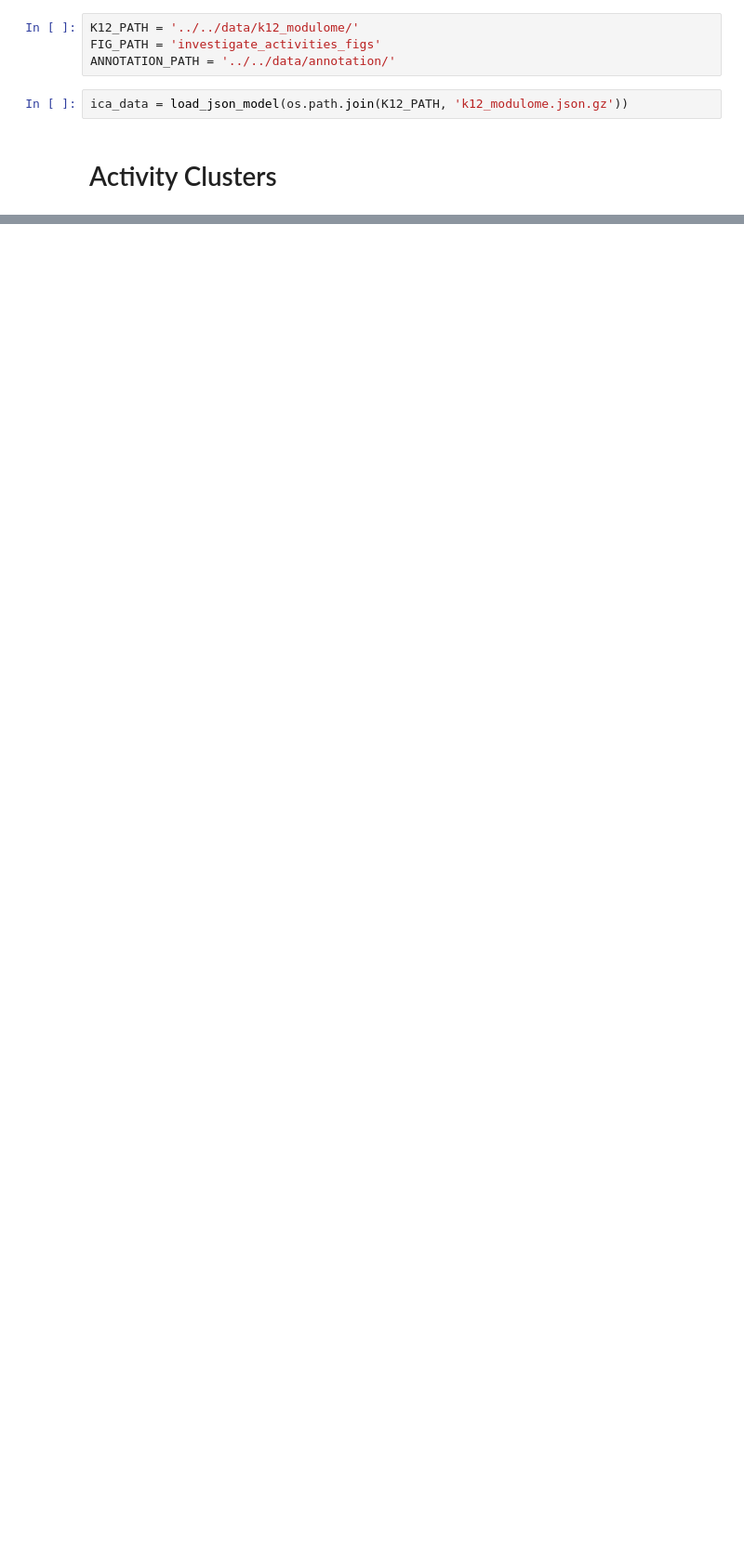
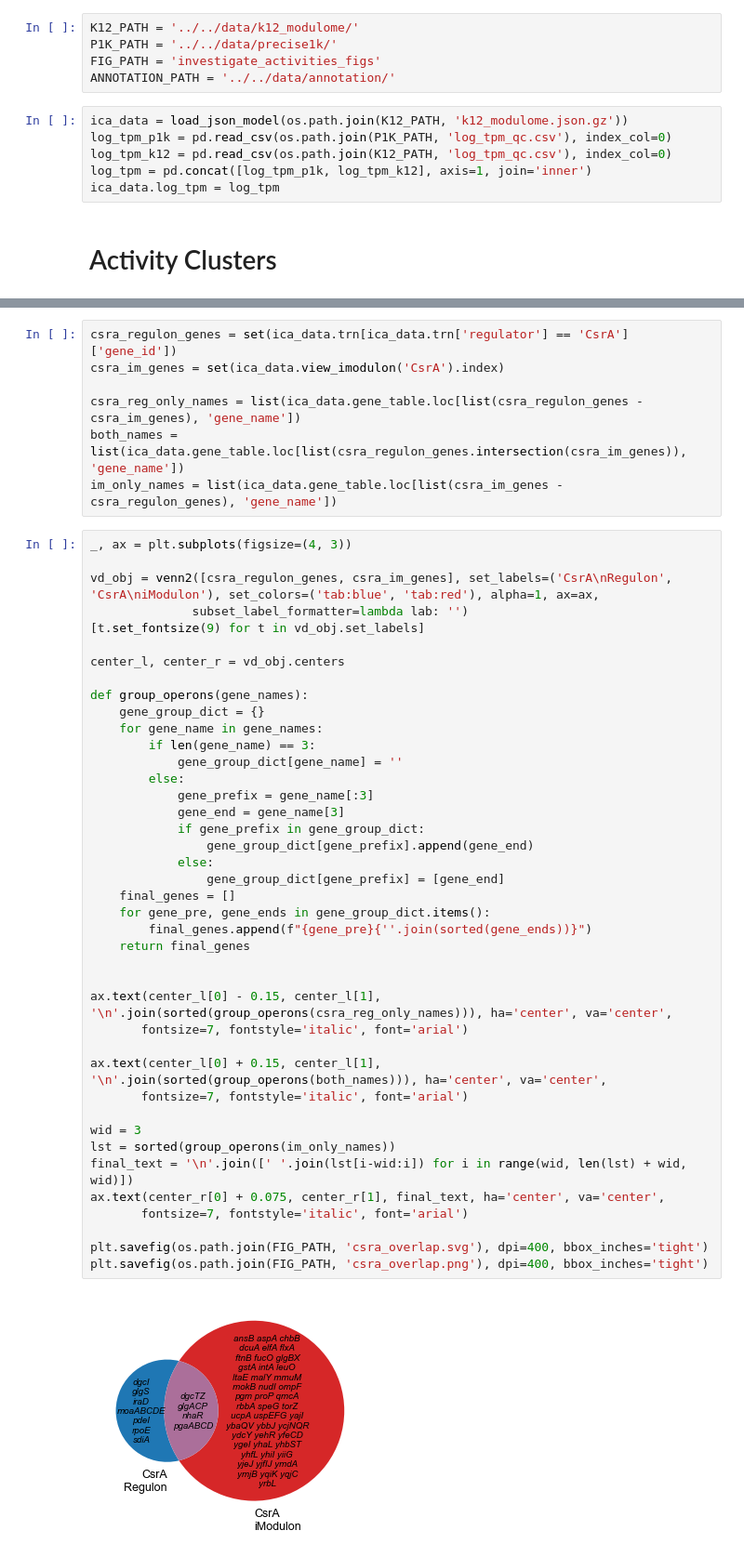
Before and after one commit to SBRG/precise1k, a Jupyter notebook: notebooks/k12_modulome/fig__investigate_activities.ipynb, the cells around one changed output, grey strips where cells are left out. Shown: that part at 93% size. Cells and saved outputs as stored; diff of their text form; blank space fills up the shorter version.

```diff
--- a/notebooks/k12_modulome/fig__investigate_activities.ipynb
+++ b/notebooks/k12_modulome/fig__investigate_activities.ipynb
@@ -30,10 +31,15 @@ matplotlib.rcParams['font.family'] = "sans-serif"
 # Load Data
 # %%
 K12_PATH = '../../data/k12_modulome/'
+P1K_PATH = '../../data/precise1k/'
 FIG_PATH = 'investigate_activities_figs'
 ANNOTATION_PATH = '../../data/annotation/'
 # %%
 ica_data = load_json_model(os.path.join(K12_PATH, 'k12_modulome.json.gz'))
+log_tpm_p1k = pd.read_csv(os.path.join(P1K_PATH, 'log_tpm_qc.csv'), index_col=0)
+log_tpm_k12 = pd.read_csv(os.path.join(K12_PATH, 'log_tpm_qc.csv'), index_col=0)
+log_tpm = pd.concat([log_tpm_p1k, log_tpm_k12], axis=1, join='inner')
+ica_data.log_tpm = log_tpm
 # %% [markdown]
 # Activity Clusters
 # %%
@@ -47,0 +58,50 @@ cluster_obj, clustermap = cluster_activities(ica_data,
+# %%
+csra_regulon_genes = set(ica_data.trn[ica_data.trn['regulator'] == 'CsrA']['gene_id'])
+csra_im_genes = set(ica_data.view_imodulon('CsrA').index)
+
+csra_reg_only_names = list(ica_data.gene_table.loc[list(csra_regulon_genes - csra_im_genes), 'gene_name'])
+both_names = list(ica_data.gene_table.loc[list(csra_regulon_genes.intersection(csra_im_genes)), 'gene_name'])
+im_only_names = list(ica_data.gene_table.loc[list(csra_im_genes - csra_regulon_genes), 'gene_name'])
+# %%
+_, ax = plt.subplots(figsize=(4, 3))
+
+vd_obj = venn2([csra_regulon_genes, csra_im_genes], set_labels=('CsrA\nRegulon', 'CsrA\niModulon'), set_colors=('tab:blue', 'tab:red'), alpha=1, ax=ax,
+              subset_label_formatter=lambda lab: '')
+[t.set_fontsize(9) for t in vd_obj.set_labels]
+
+center_l, center_r = vd_obj.centers
+
+def group_operons(gene_names):
+    gene_group_dict = {}
+    for gene_name in gene_names:
+        if len(gene_name) == 3:
+            gene_group_dict[gene_name] = ''
+        else:
+            gene_prefix = gene_name[:3]
+            gene_end = gene_name[3]
+            if gene_prefix in gene_group_dict:
+                gene_group_dict[gene_prefix].append(gene_end)
+            else:
+                gene_group_dict[gene_prefix] = [gene_end]
+    final_genes = []
+    for gene_pre, gene_ends in gene_group_dict.items():
+        final_genes.append(f"{gene_pre}{''.join(sorted(gene_ends))}")
+    return final_genes
+
+
+ax.text(center_l[0] - 0.15, center_l[1], '\n'.join(sorted(group_operons(csra_reg_only_names))), ha='center', va='center',
+       fontsize=7, fontstyle='italic', font='arial')
+
+ax.text(center_l[0] + 0.15, center_l[1], '\n'.join(sorted(group_operons(both_names))), ha='center', va='center',
+       fontsize=7, fontstyle='italic', font='arial')
+
+wid = 3
+lst = sorted(group_operons(im_only_names))
+final_text = '\n'.join([' '.join(lst[i-wid:i]) for i in range(wid, len(lst) + wid, wid)])
+ax.text(center_r[0] + 0.075, center_r[1], final_text, ha='center', va='center',
+       fontsize=7, fontstyle='italic', font='arial')
+
+plt.savefig(os.path.join(FIG_PATH, 'csra_overlap.svg'), dpi=400, bbox_inches='tight')
+plt.savefig(os.path.join(FIG_PATH, 'csra_overlap.png'), dpi=400, bbox_inches='tight')
+# %% [output]
+[figure, added]
```
Also changed, not shown: parts of 8 cells of this notebook, 41 other files.
